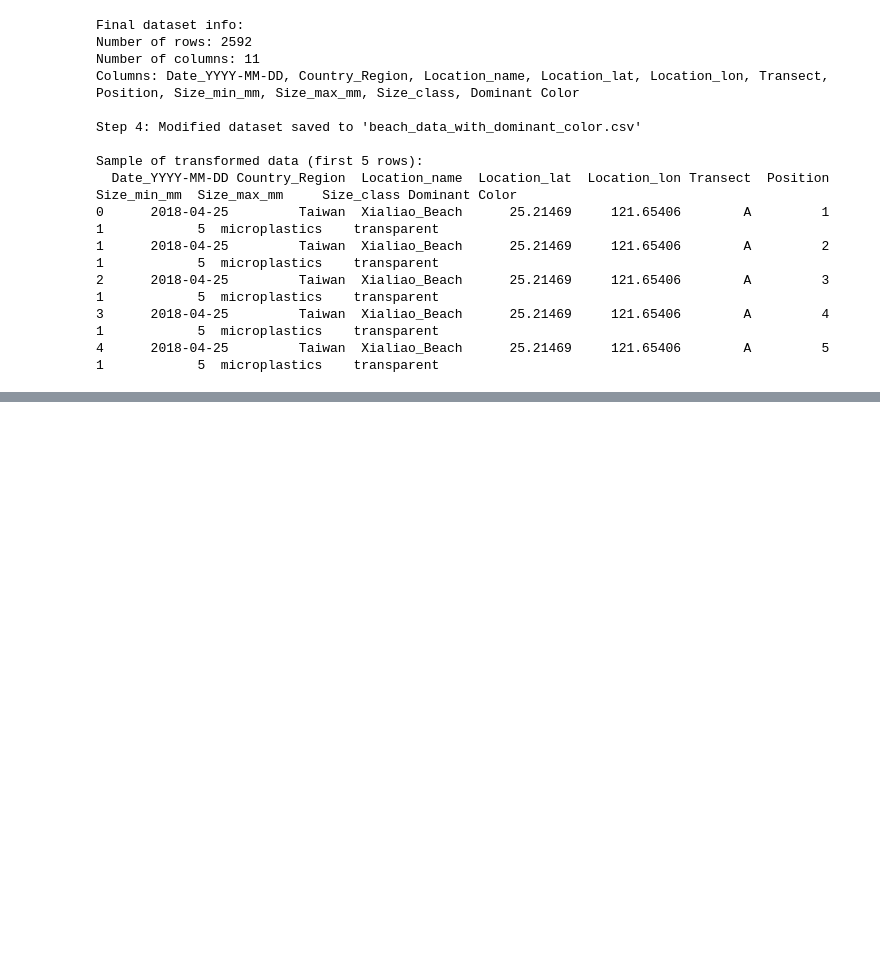
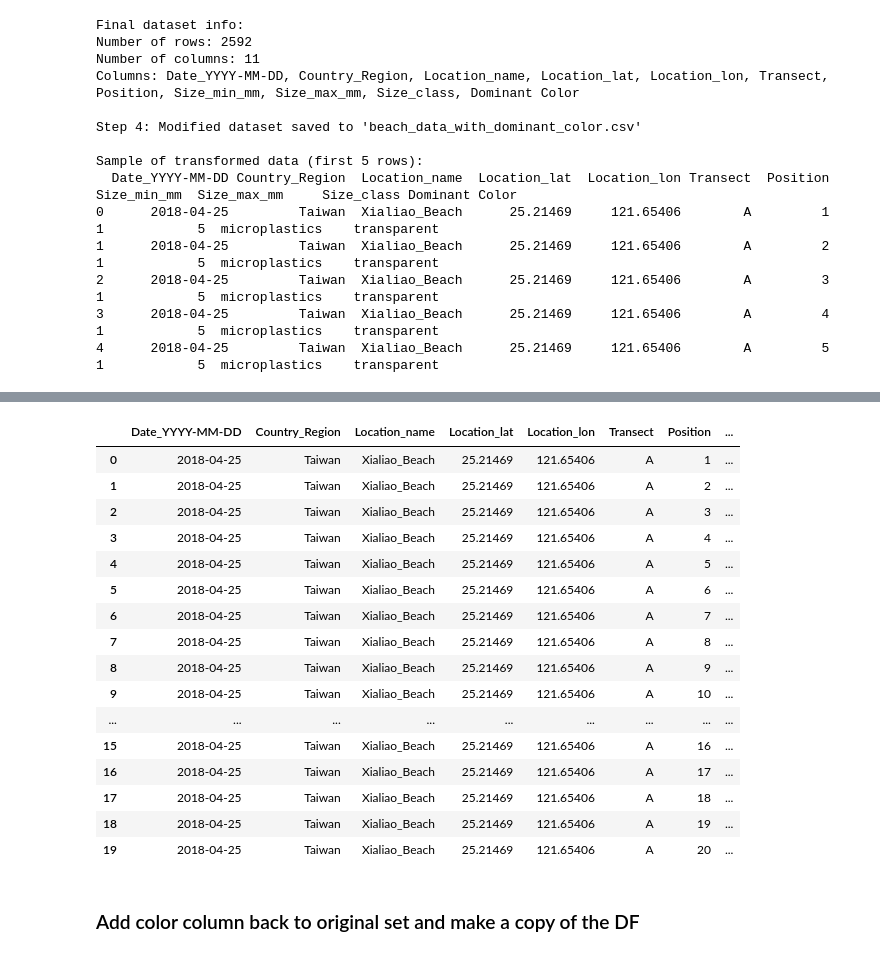
Before and after one commit to taliff0001/ocean-plastics-data-visualization-project, a Jupyter notebook: notebooks/clean-up-3-03.ipynb, the cells around one changed output, grey strips where cells are left out. Cells and saved outputs as stored; diff of their text form; code cells hidden in the pictures; blank space fills up the shorter version.

```diff
--- a/notebooks/clean-up-3-03.ipynb
+++ b/notebooks/clean-up-3-03.ipynb
@@ -164,0 +210,22 @@ Sample of transformed data (first 5 rows):
+# %%
+combined_color_count.head(20)
+# %% [output]
+|  | Date_YYYY-MM-DD | Country_Region | Location_name | Location_lat | Location_lon | Transect | Position | ... |
+| 0 | 2018-04-25 | Taiwan | Xialiao_Beach | 25.21469 | 121.65406 | A | 1 | ... |
+| 1 | 2018-04-25 | Taiwan | Xialiao_Beach | 25.21469 | 121.65406 | A | 2 | ... |
+| 2 | 2018-04-25 | Taiwan | Xialiao_Beach | 25.21469 | 121.65406 | A | 3 | ... |
+| 3 | 2018-04-25 | Taiwan | Xialiao_Beach | 25.21469 | 121.65406 | A | 4 | ... |
+| 4 | 2018-04-25 | Taiwan | Xialiao_Beach | 25.21469 | 121.65406 | A | 5 | ... |
+| 5 | 2018-04-25 | Taiwan | Xialiao_Beach | 25.21469 | 121.65406 | A | 6 | ... |
+| 6 | 2018-04-25 | Taiwan | Xialiao_Beach | 25.21469 | 121.65406 | A | 7 | ... |
+| 7 | 2018-04-25 | Taiwan | Xialiao_Beach | 25.21469 | 121.65406 | A | 8 | ... |
+| 8 | 2018-04-25 | Taiwan | Xialiao_Beach | 25.21469 | 121.65406 | A | 9 | ... |
+| 9 | 2018-04-25 | Taiwan | Xialiao_Beach | 25.21469 | 121.65406 | A | 10 | ... |
+| ... | ... | ... | ... | ... | ... | ... | ... | ... |
+| 15 | 2018-04-25 | Taiwan | Xialiao_Beach | 25.21469 | 121.65406 | A | 16 | ... |
+| 16 | 2018-04-25 | Taiwan | Xialiao_Beach | 25.21469 | 121.65406 | A | 17 | ... |
+| 17 | 2018-04-25 | Taiwan | Xialiao_Beach | 25.21469 | 121.65406 | A | 18 | ... |
+| 18 | 2018-04-25 | Taiwan | Xialiao_Beach | 25.21469 | 121.65406 | A | 19 | ... |
+| 19 | 2018-04-25 | Taiwan | Xialiao_Beach | 25.21469 | 121.65406 | A | 20 | ... |
+# %% [markdown]
+### Add color column back to original set and make a copy of the DF
```
Also changed, not shown: parts of 22 cells of this notebook, 1 other file.
